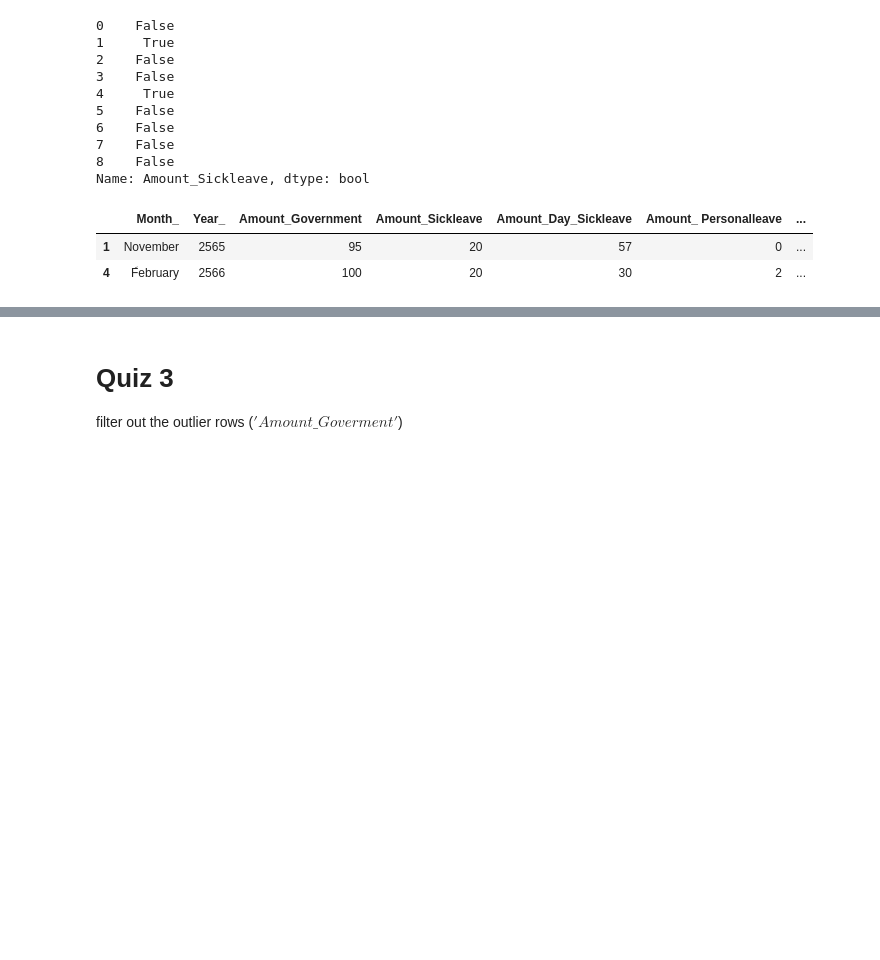
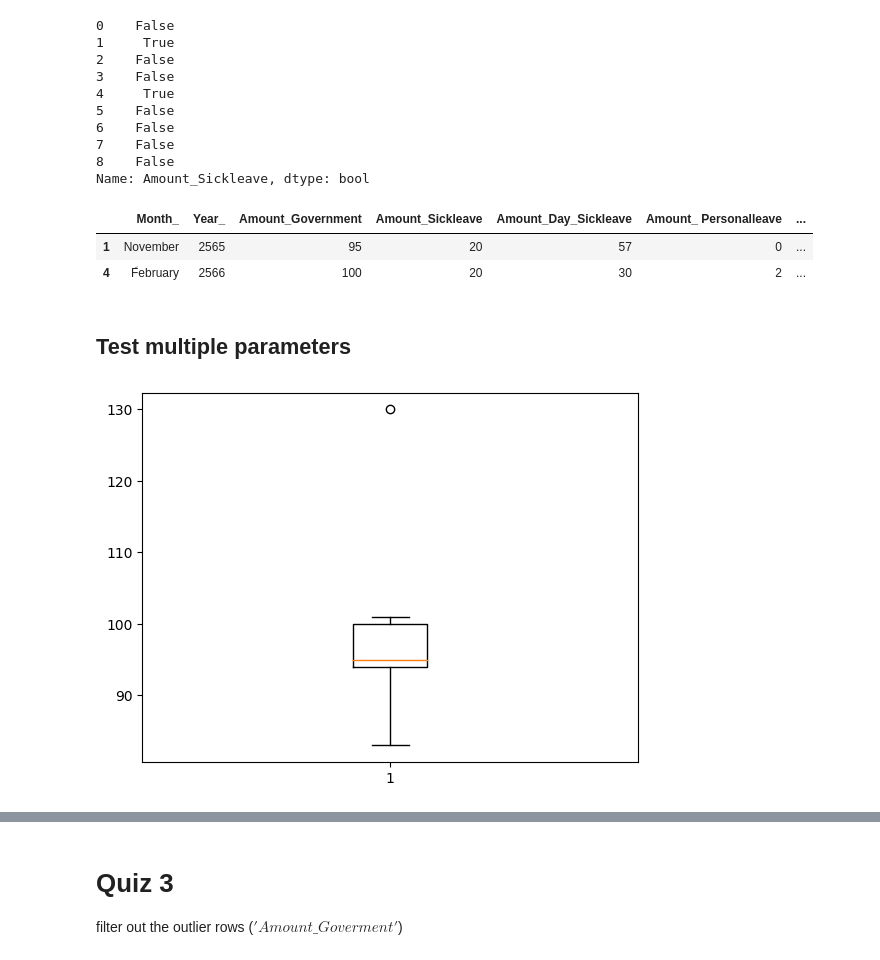
Before and after one commit to oktsadwikar/DPDM2023, a Jupyter notebook: Data102(Chapter_2).ipynb, the cells around one changed output, grey strips where cells are left out. Drawn from its saved outputs; the diff is of its cells as text; code cells hidden in the pictures; blank space fills up the shorter version.

```diff
--- a/Data102(Chapter_2).ipynb
+++ b/Data102(Chapter_2).ipynb
@@ -391,3 +391,9 @@ table_from_drive[table_from_drive['Amount_Sickleave'] == 20]
 |  | Month_ | Year_ | Amount_Government | Amount_Sickleave | Amount_Day_Sickleave | Amount_ Personalleave | ... |
 | 1 | November | 2565 | 95 | 20 | 57 | 0 | ... |
 | 4 | F์ebruary | 2566 | 100 | 20 | 30 | 2 | ... |
+# %% [markdown]
+## Test multiple parameters
+# %%
+boxplot_output = plt.boxplot(table_from_drive['Amount_Government'],whis=2)
+# %% [output]
+[figure, added]
```
Also changed, not shown: parts of 26 cells of this notebook.
